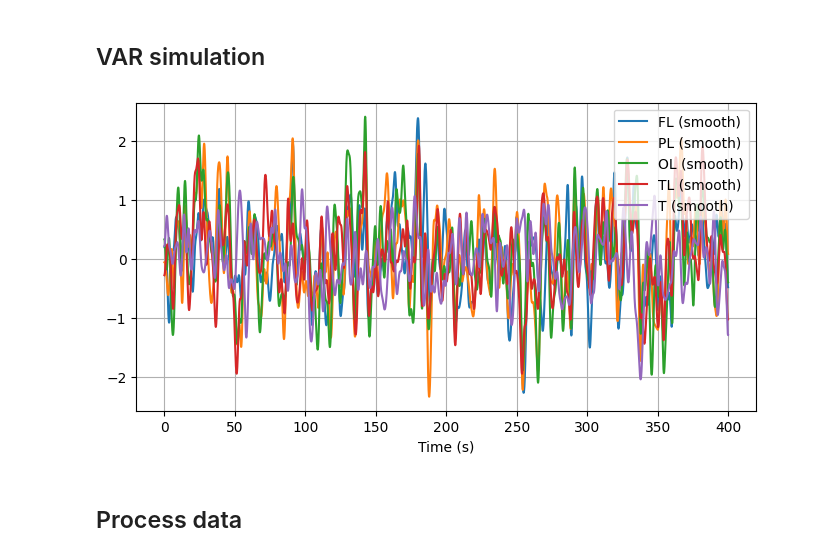
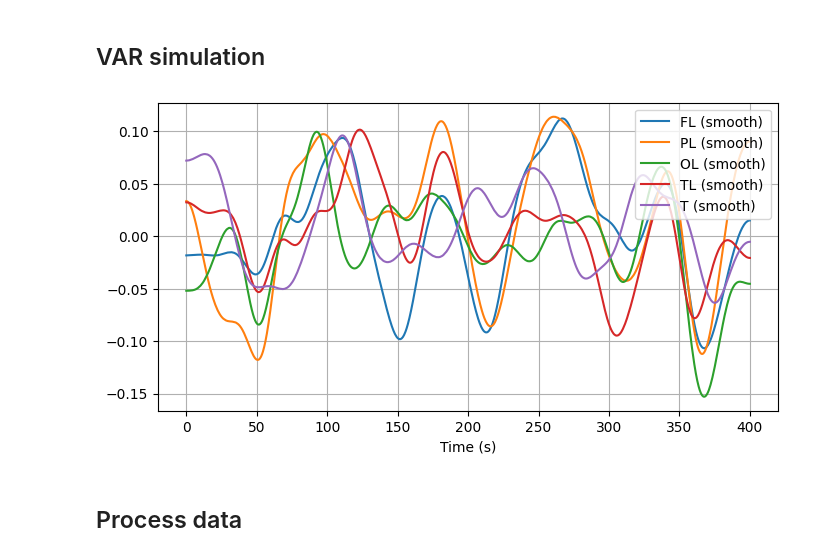
Before and after one commit to thatmariia/macro-eeg-model, a Jupyter notebook: notebooks/macro_eeg_playground.ipynb, the cells around one changed output. Saved outputs shown, nothing was run; the diff lists cells and outputs as text; code cells hidden in the pictures.

```diff
--- a/notebooks/macro_eeg_playground.ipynb
+++ b/notebooks/macro_eeg_playground.ipynb
@@ -273,27 +273,27 @@ data = simulate_var(
     lag_base=lag_base,
     lags_stim=lags_stim,
     stimuli=stimuli,
-    add_stimuli_to_data=True,
-    nr_trials=5,
-    show_progress=True
+    nr_trials=80,
+    show_progress=True,
+    cooldown=45
 )
 # %%
 from macro_eeg.viz import plot_simulation
 
 fig, ax = plt.subplots(figsize=(8, 4))
 
 index_to_lbl={i: node.code for i, node in nodes_collection.index_to_node.items()}
 
 fig, ax = plot_simulation(
     data=data,
     sample_rate=sim_params.sample_rate,
     index_to_lbl=index_to_lbl,
     stim_windows=None,
-    smooth=1000.0,
+    smooth=10000.0,
     ax=ax
 )
 # %% [output]
-[figure, old version]
+[figure, new version]
 # %% [markdown]
 ## Process data
 # %%
```
Also changed, not shown: parts of 1 cell of this notebook, 3 other files.
